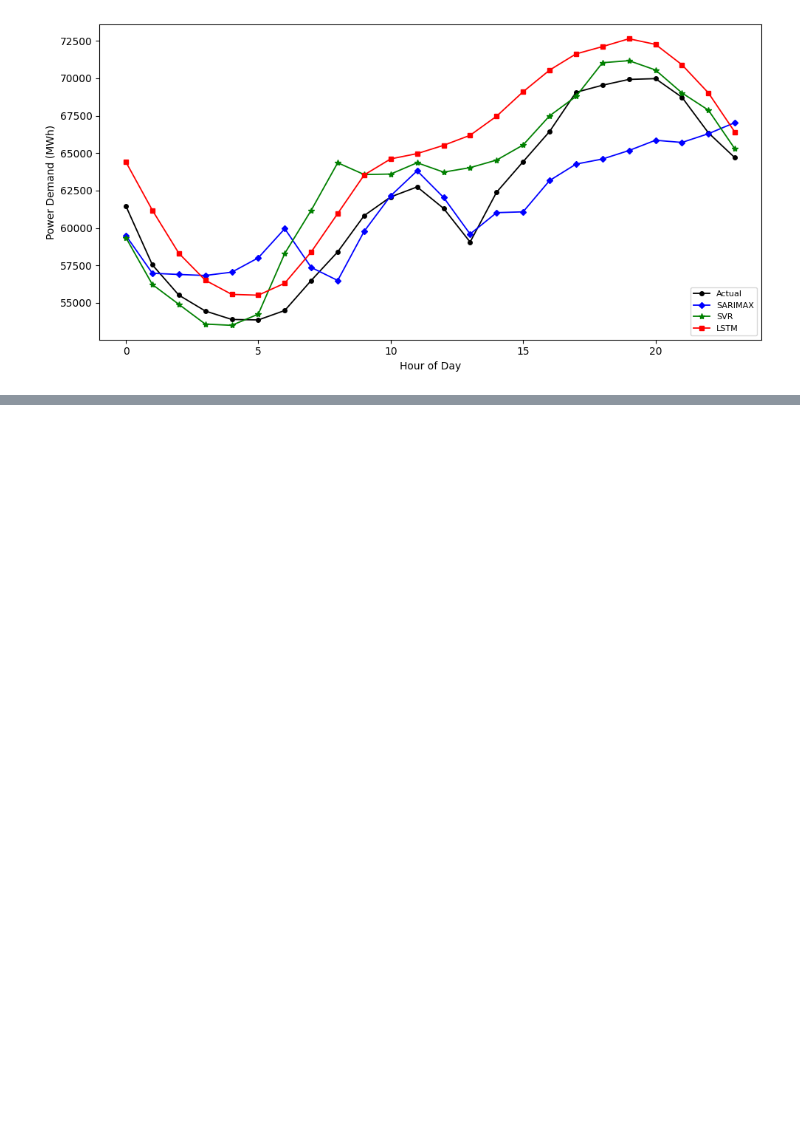
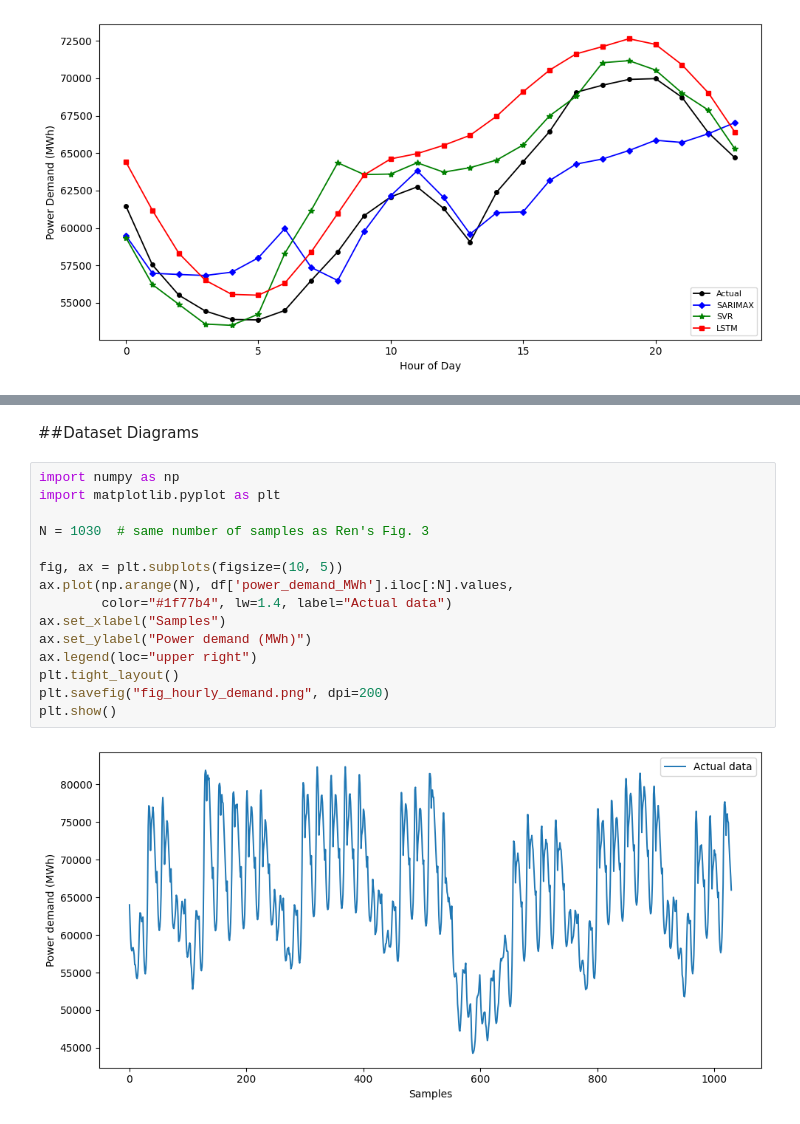
Before and after one commit to chevalier08/CST3390-Individual-Project, a Jupyter notebook: EV_data_analysis.ipynb, the cells around one changed output, grey strips where cells are left out. Drawn from its saved outputs; the diff is of its cells as text; blank space fills up the shorter version.

```diff
--- a/EV_data_analysis.ipynb
+++ b/EV_data_analysis.ipynb
@@ -1461,0 +1608,19 @@ LSTM     max abs error on 2023-05-17: 7126 MWh | MAE 2933 MWh
+# %% [markdown]
+##Dataset Diagrams
+# %%
+import numpy as np
+import matplotlib.pyplot as plt
+
+N = 1030  # same number of samples as Ren's Fig. 3
+
+fig, ax = plt.subplots(figsize=(10, 5))
+ax.plot(np.arange(N), df['power_demand_MWh'].iloc[:N].values,
+        color="#1f77b4", lw=1.4, label="Actual data")
+ax.set_xlabel("Samples")
+ax.set_ylabel("Power demand (MWh)")
+ax.legend(loc="upper right")
+plt.tight_layout()
+plt.savefig("fig_hourly_demand.png", dpi=200)
+plt.show()
+# %% [output]
+[figure, added]
```
Also changed, not shown: parts of 6 cells of this notebook.
